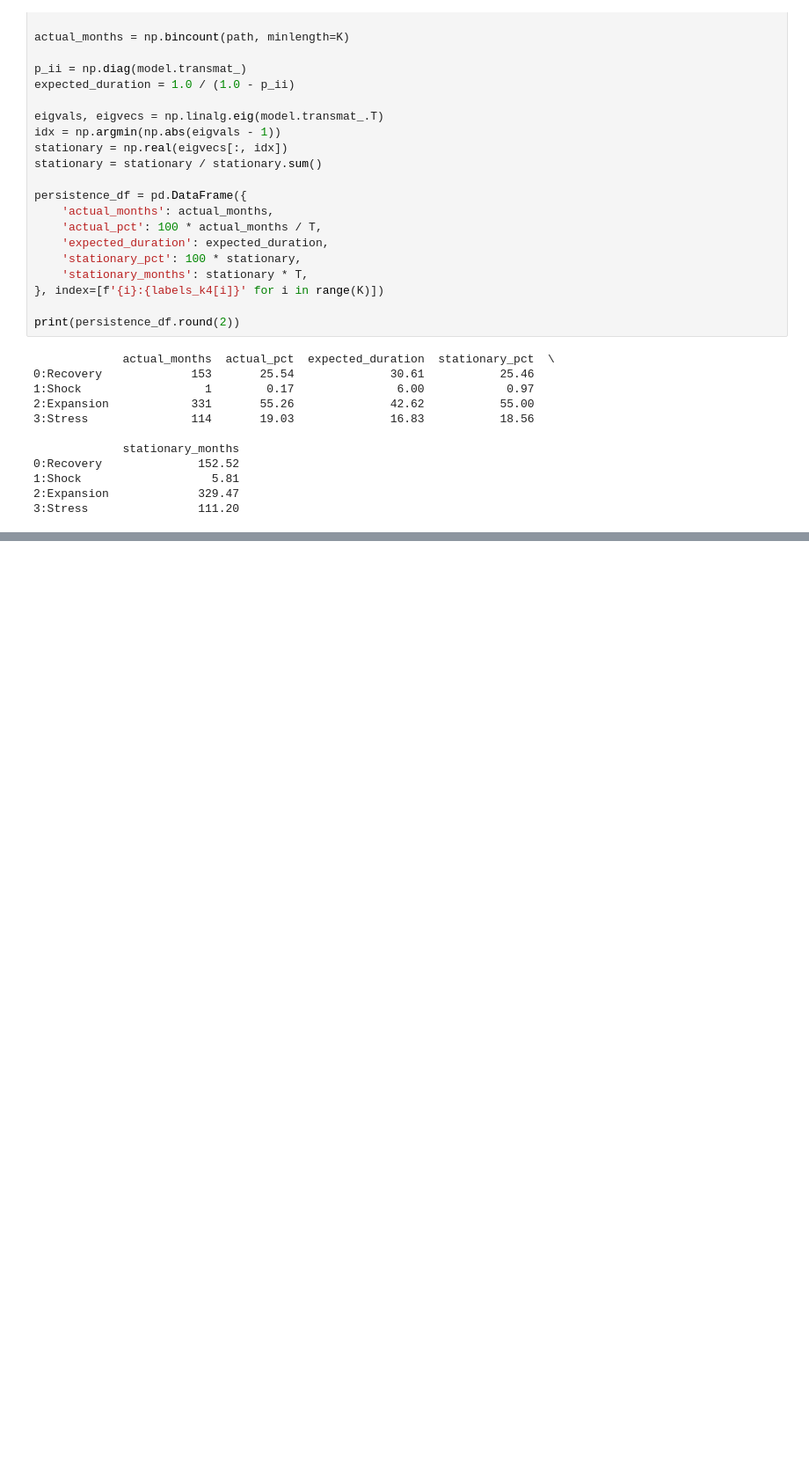
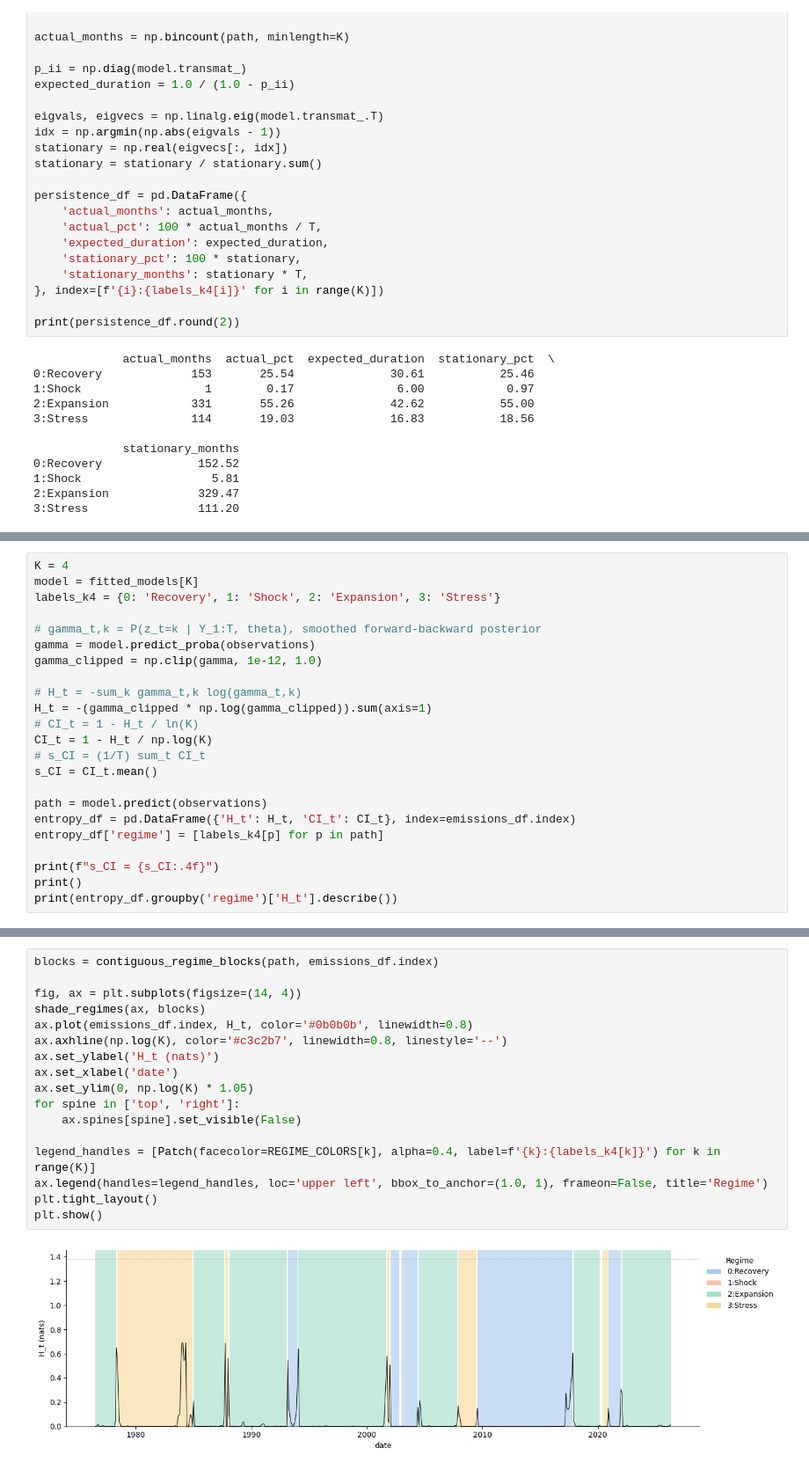
Before and after one commit to PSK1738/macro-regime-detector, a Jupyter notebook: ENSAE_paper_exploration/5-Pure_Macro_HMM.ipynb, the cells around one changed output, grey strips where cells are left out. Shown at 88% size. Cells and saved outputs as stored; diff of their text form; blank space fills up the shorter version.

```diff
--- a/ENSAE_paper_exploration/5-Pure_Macro_HMM.ipynb
+++ b/ENSAE_paper_exploration/5-Pure_Macro_HMM.ipynb
@@ -591,0 +621,23 @@ print(persistence_df.round(2))
+# %%
+K = 4
+model = fitted_models[K]
+labels_k4 = {0: 'Recovery', 1: 'Shock', 2: 'Expansion', 3: 'Stress'}
+
+# gamma_t,k = P(z_t=k | Y_1:T, theta), smoothed forward-backward posterior
+gamma = model.predict_proba(observations)
+gamma_clipped = np.clip(gamma, 1e-12, 1.0)
+
+# H_t = -sum_k gamma_t,k log(gamma_t,k)
+H_t = -(gamma_clipped * np.log(gamma_clipped)).sum(axis=1)
+# CI_t = 1 - H_t / ln(K)
+CI_t = 1 - H_t / np.log(K)
+# s_CI = (1/T) sum_t CI_t
+s_CI = CI_t.mean()
+
+path = model.predict(observations)
+entropy_df = pd.DataFrame({'H_t': H_t, 'CI_t': CI_t}, index=emissions_df.index)
+entropy_df['regime'] = [labels_k4[p] for p in path]
+
+print(f"s_CI = {s_CI:.4f}")
+print()
+print(entropy_df.groupby('regime')['H_t'].describe())
@@ -591,0 +660,19 @@ print(persistence_df.round(2))
+# %%
+blocks = contiguous_regime_blocks(path, emissions_df.index)
+
+fig, ax = plt.subplots(figsize=(14, 4))
+shade_regimes(ax, blocks)
+ax.plot(emissions_df.index, H_t, color='#0b0b0b', linewidth=0.8)
+ax.axhline(np.log(K), color='#c3c2b7', linewidth=0.8, linestyle='--')
+ax.set_ylabel('H_t (nats)')
+ax.set_xlabel('date')
+ax.set_ylim(0, np.log(K) * 1.05)
+for spine in ['top', 'right']:
+    ax.spines[spine].set_visible(False)
+
+legend_handles = [Patch(facecolor=REGIME_COLORS[k], alpha=0.4, label=f'{k}:{labels_k4[k]}') for k in range(K)]
+ax.legend(handles=legend_handles, loc='upper left', bbox_to_anchor=(1.0, 1), frameon=False, title='Regime')
+plt.tight_layout()
+plt.show()
+# %% [output]
+[figure, added]
```
Also changed, not shown: parts of 6 cells of this notebook, 8 other files.
